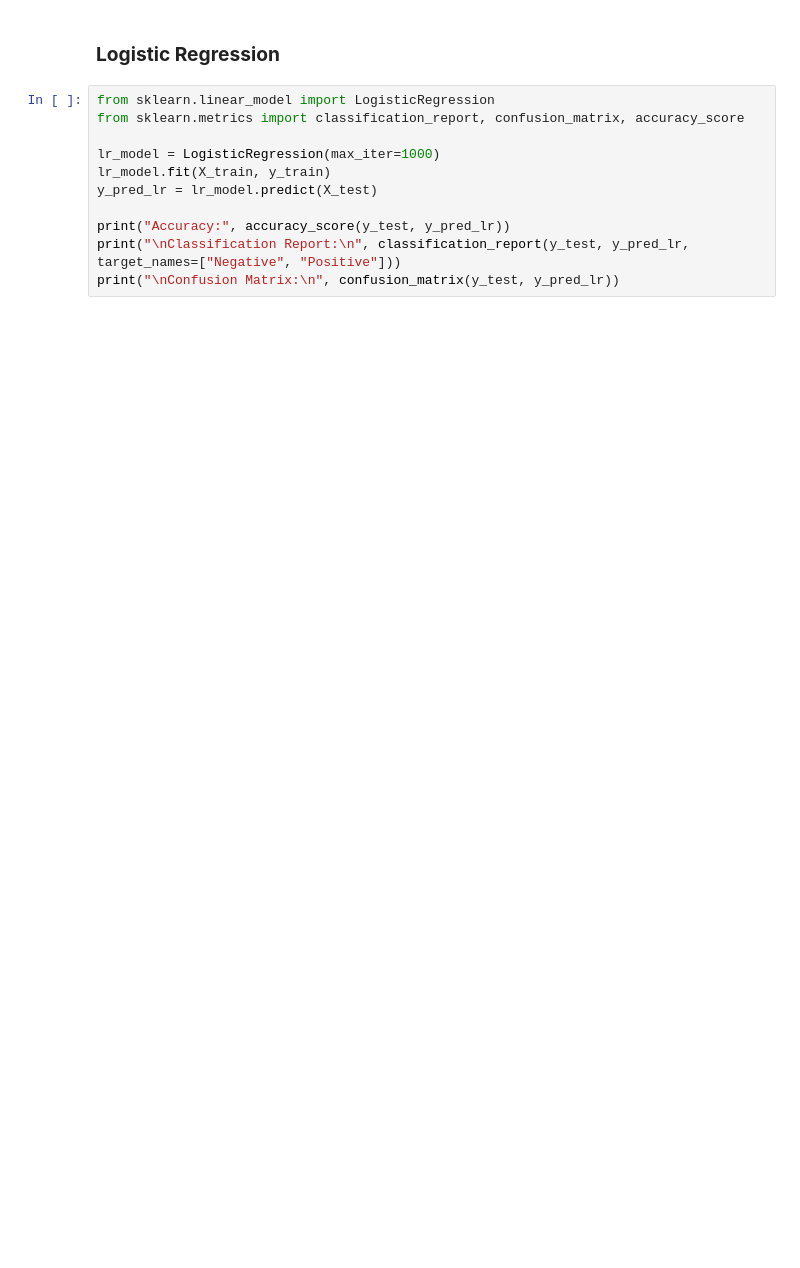
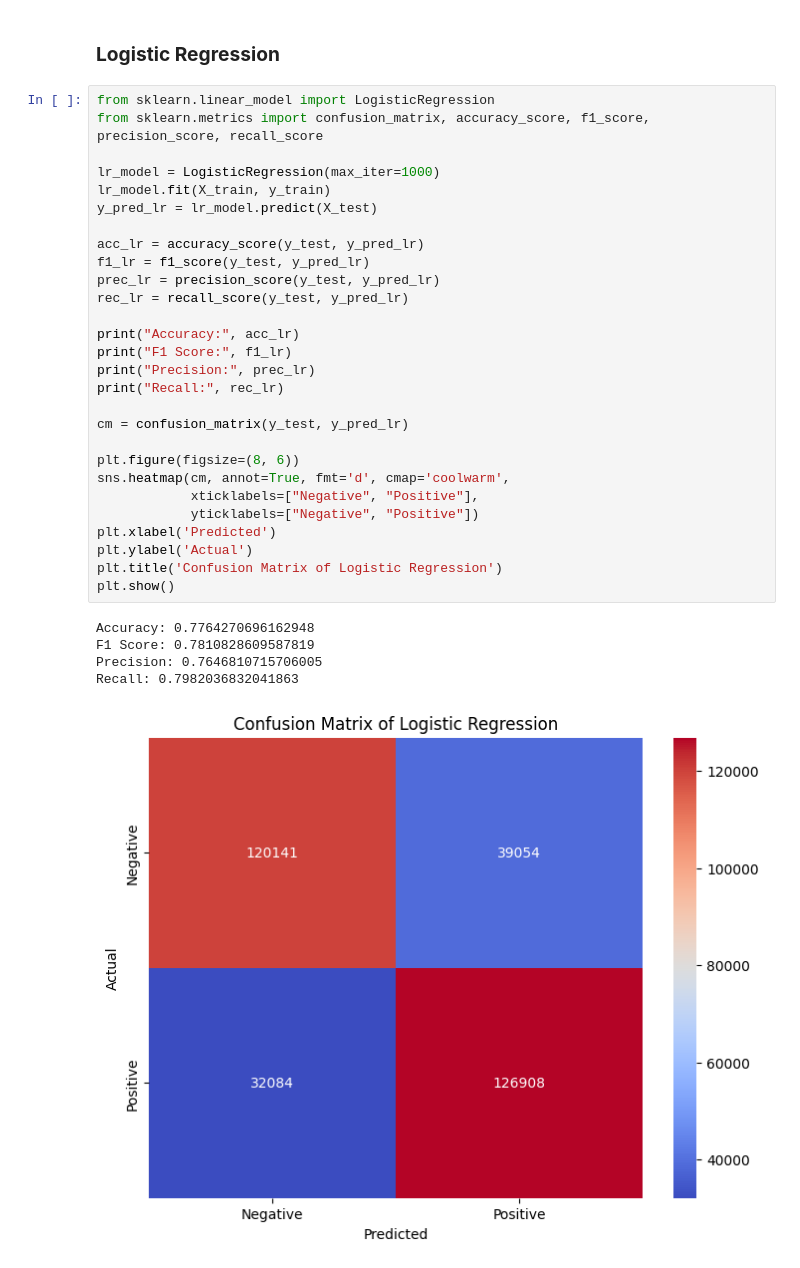
Before and after one commit to merttcetn/Tweet-Sentiment-Analysis, a Jupyter notebook: notebook.ipynb, the cells around one changed output. Saved outputs shown, nothing was run; the diff lists cells and outputs as text; blank space fills up the shorter version.

```diff
--- a/notebook.ipynb
+++ b/notebook.ipynb
@@ -513,12 +543,35 @@ print("\nConfusion Matrix:\n", confusion_matrix(y_test, y_pred))
 ### **Logistic Regression**
 # %%
 from sklearn.linear_model import LogisticRegression
-from sklearn.metrics import classification_report, confusion_matrix, accuracy_score
+from sklearn.metrics import confusion_matrix, accuracy_score, f1_score, precision_score, recall_score
 
 lr_model = LogisticRegression(max_iter=1000)
 lr_model.fit(X_train, y_train)
 y_pred_lr = lr_model.predict(X_test)
 
-print("Accuracy:", accuracy_score(y_test, y_pred_lr))
-print("\nClassification Report:\n", classification_report(y_test, y_pred_lr, target_names=["Negative", "Positive"]))
-print("\nConfusion Matrix:\n", confusion_matrix(y_test, y_pred_lr))
+acc_lr = accuracy_score(y_test, y_pred_lr)
+f1_lr = f1_score(y_test, y_pred_lr)
+prec_lr = precision_score(y_test, y_pred_lr)
+rec_lr = recall_score(y_test, y_pred_lr)
+
+print("Accuracy:", acc_lr)
+print("F1 Score:", f1_lr)
+print("Precision:", prec_lr)
+print("Recall:", rec_lr)
+
+cm = confusion_matrix(y_test, y_pred_lr)
+
+plt.figure(figsize=(8, 6))
+sns.heatmap(cm, annot=True, fmt='d', cmap='coolwarm',
+            xticklabels=["Negative", "Positive"],
+            yticklabels=["Negative", "Positive"])
+plt.xlabel('Predicted')
+plt.ylabel('Actual')
+plt.title('Confusion Matrix of Logistic Regression')
+plt.show()
+# %% [output]
+Accuracy: 0.7764270696162948
+F1 Score: 0.7810828609587819
+Precision: 0.7646810715706005
+Recall: 0.7982036832041863
+[figure, added]
```
Also changed, not shown: parts of 7 cells of this notebook.
